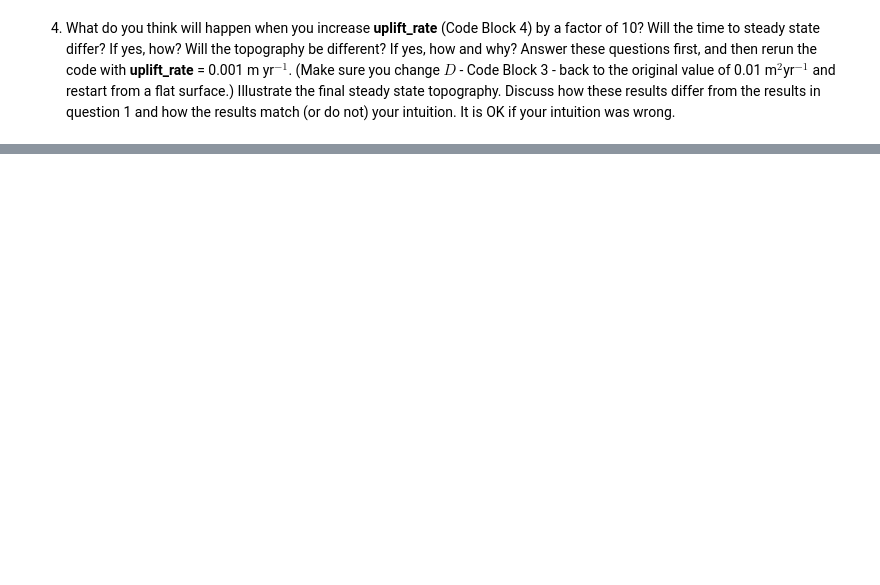
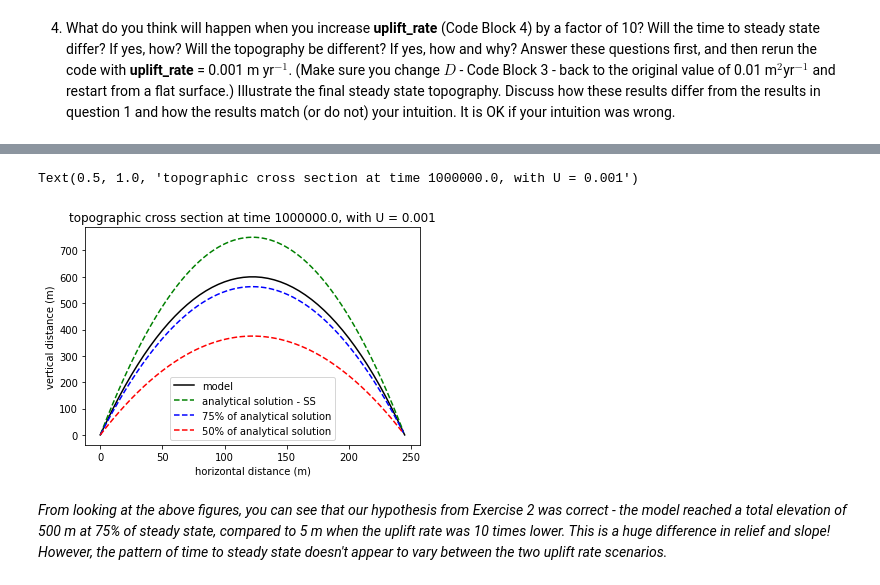
Before and after one commit to fclubb/EarthSurfaceProcesses, a Jupyter notebook: Week2_HillslopeEvolution/2DHillslope_ANSWERS.ipynb, the cells around one changed output, grey strips where cells are left out. Saved outputs shown, nothing was run; the diff lists cells and outputs as text; code cells hidden in the pictures; blank space fills up the shorter version.

```diff
--- a/Week2_HillslopeEvolution/2DHillslope_ANSWERS.ipynb
+++ b/Week2_HillslopeEvolution/2DHillslope_ANSWERS.ipynb
@@ -195,0 +391,17 @@ Answer: Not quite, but it is getting close. Go back and rerun Code Blocks 7, 8 a
+# %%
+# Code Block 8
+
+elev_rast = mg.node_vector_to_raster(mg.at_node["topographic__elevation"])
+plot(ys_grid, elev_rast[:, 2], "k-", label="model")
+plot(ys, zs, "g--", label="analytical solution - SS")
+plot(ys, zs * 0.75, "b--", label="75% of analytical solution")
+plot(ys, zs * 0.5, "r--", label="50% of analytical solution")
+xlabel("horizontal distance (m)")
+ylabel("vertical distance (m)")
+legend(loc="lower center")
+title("topographic cross section at time %s, with U = %s" % (time_counter, uplift_rate))
+# %% [output]
+Text(0.5, 1.0, 'topographic cross section at time 1000000.0, with U = 0.001')
+[figure, added]
+# %% [markdown]
+_From looking at the above figures, you can see that our hypothesis from Exercise 2 was correct - the model reached a total elevation of 500 m at 75% of steady state, compared to 5 m when the uplift rate was 10 times lower. This is a huge difference in relief and slope! However, the pattern of time to steady state doesn't appear to vary between the two uplift rate scenarios._
```
Also changed, not shown: parts of 34 cells of this notebook.
